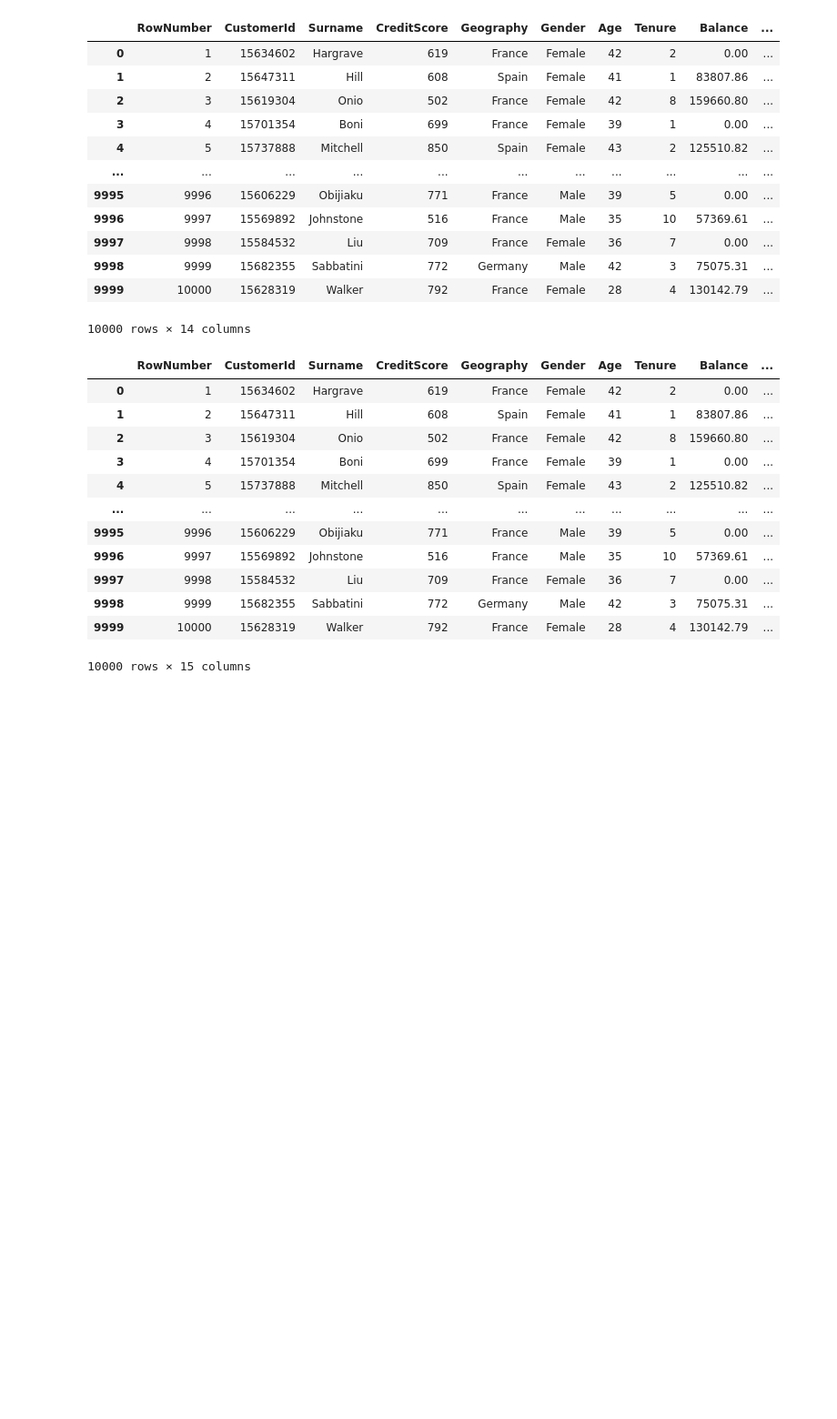
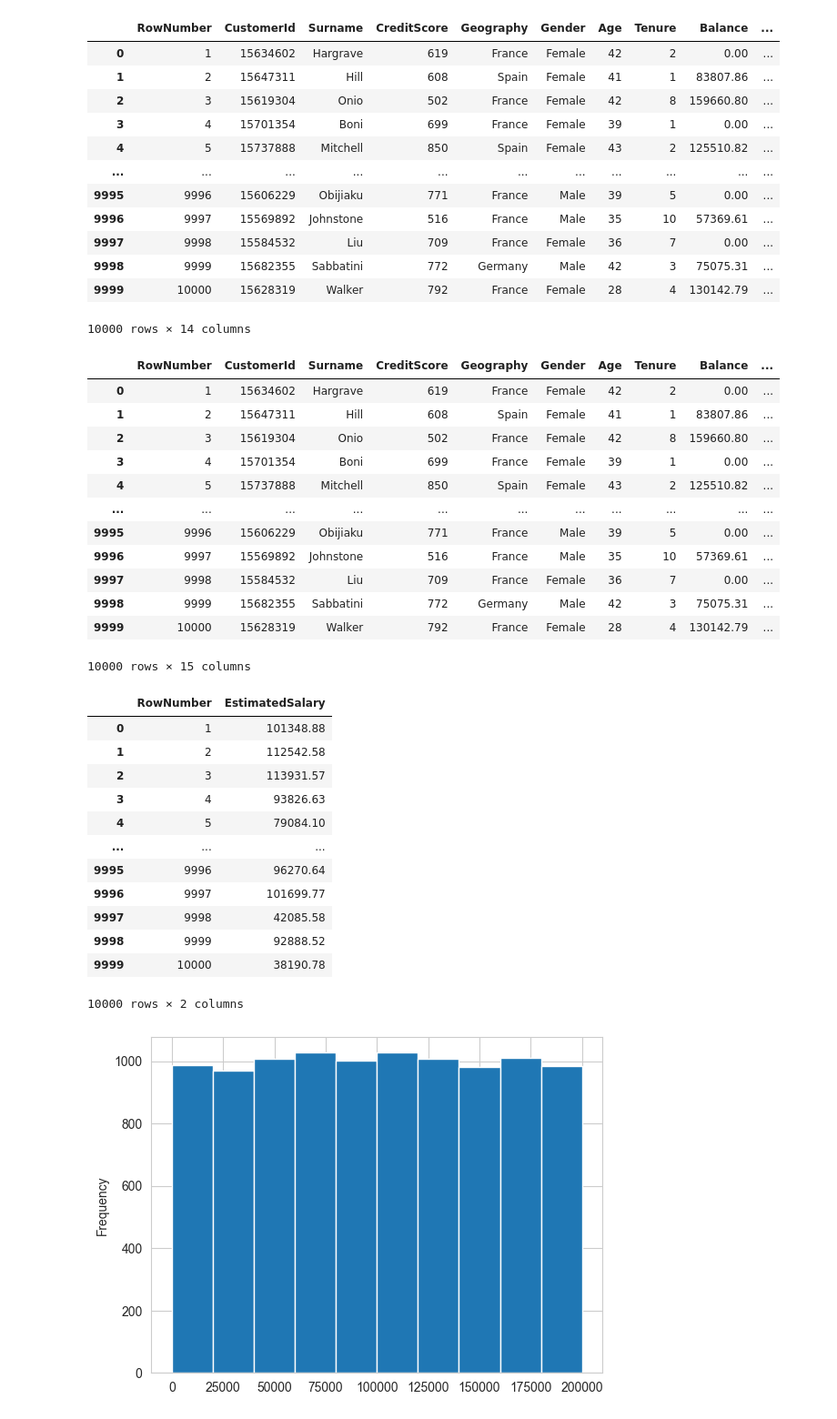
Before and after one commit to usuajiayako/DataScienceWeek6, a Jupyter notebook: churn_modelling_dataprep.ipynb, the cells around one changed output. Shown: that part at 91% size. Drawn from its saved outputs; the diff is of its cells as text; code cells hidden in the pictures; blank space fills up the shorter version.

```diff
--- a/churn_modelling_dataprep.ipynb
+++ b/churn_modelling_dataprep.ipynb
@@ -58,3 +60,28 @@ data
 | 9998 | 9999 | 15682355 | Sabbatini | 772 | Germany | Male | 42 | 3 | 75075.31 | ... |
 | 9999 | 10000 | 15628319 | Walker | 792 | France | Female | 28 | 4 | 130142.79 | ... |
 10000 rows × 15 columns
+# %%
+# Bucket "EstimatedSalary" using buckets with quantile boundaries
+
+# making histogram
+sns.set_style("whitegrid")
+
+estimated_df = data.groupby(["RowNumber"])["EstimatedSalary"].sum().reset_index()
+
+estimated_df["EstimatedSalary"].plot(kind = "hist")
+estimated_df
+# %% [output]
+|  | RowNumber | EstimatedSalary |
+| 0 | 1 | 101348.88 |
+| 1 | 2 | 112542.58 |
+| 2 | 3 | 113931.57 |
+| 3 | 4 | 93826.63 |
+| 4 | 5 | 79084.10 |
+| ... | ... | ... |
+| 9995 | 9996 | 96270.64 |
+| 9996 | 9997 | 101699.77 |
+| 9997 | 9998 | 42085.58 |
+| 9998 | 9999 | 92888.52 |
+| 9999 | 10000 | 38190.78 |
+10000 rows × 2 columns
+[figure, added]
```
Also changed, not shown: parts of 2 cells of this notebook.
